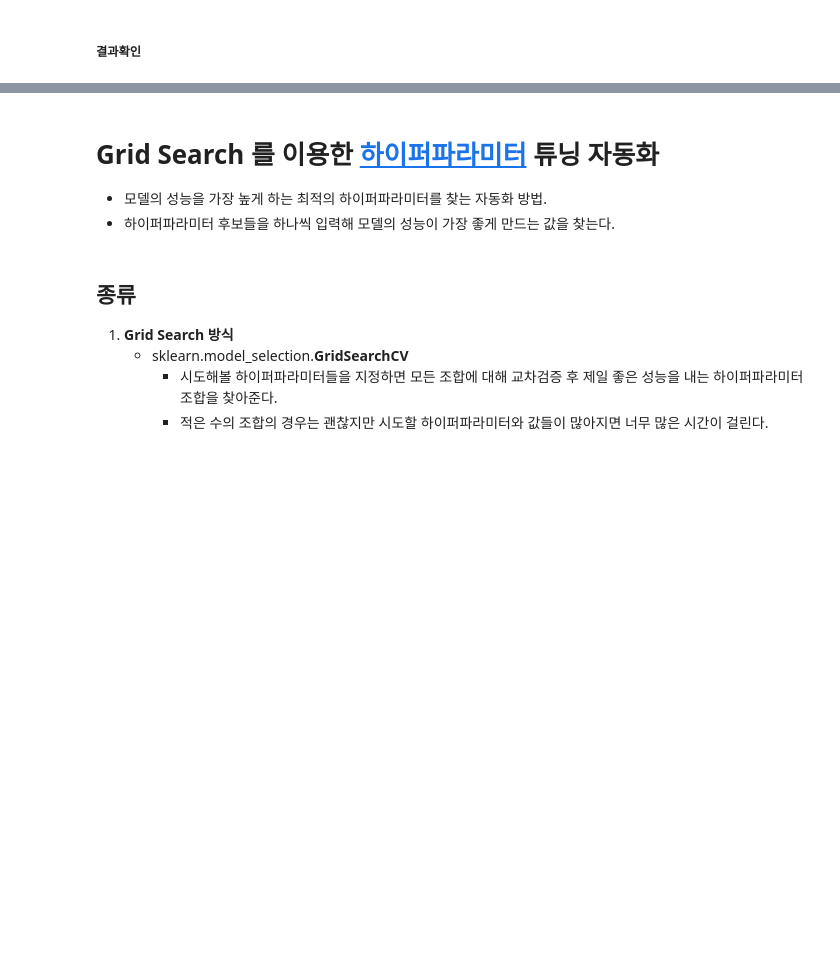
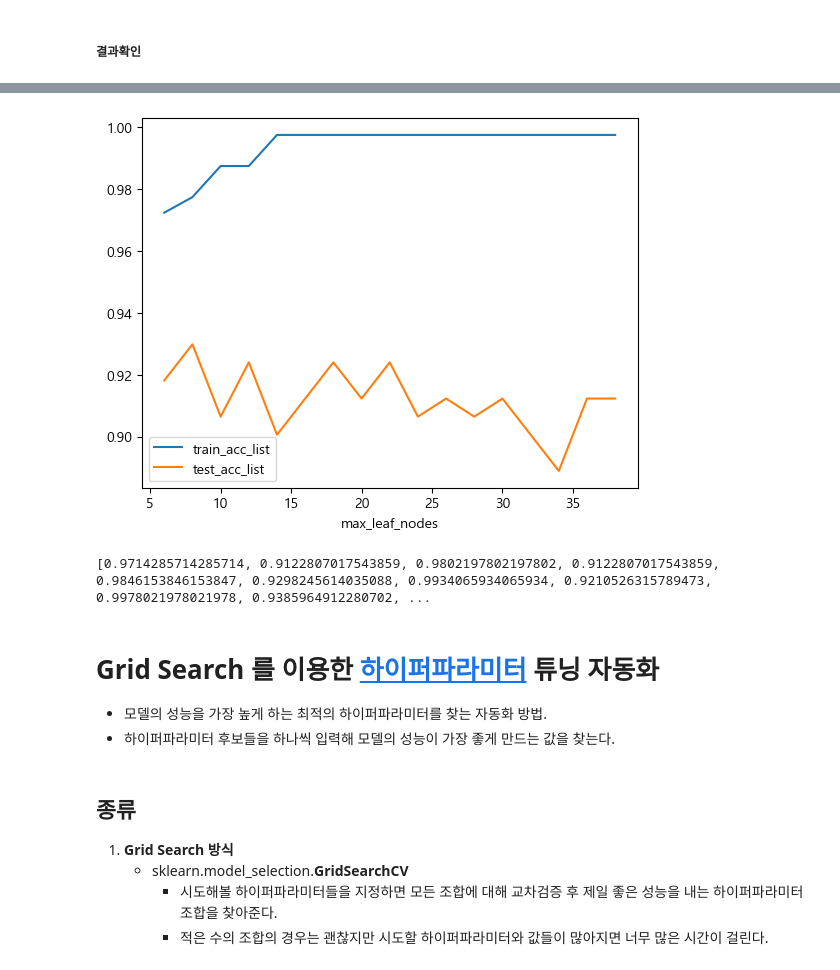
Before and after one commit to Jinhyeok33/my_SKN13, a Jupyter notebook: 08_머신러닝/06_과적합_일반화_그리드서치_파이프라인.ipynb, the cells around one changed output, grey strips where cells are left out. Cells and saved outputs as stored; diff of their text form; code cells hidden in the pictures; blank space fills up the shorter version.

```diff
--- a/08_머신러닝/06_과적합_일반화_그리드서치_파이프라인.ipynb
+++ b/08_머신러닝/06_과적합_일반화_그리드서치_파이프라인.ipynb
@@ -205,3 +269,35 @@ result_df.set_index('max depth').plot();
+# %%
+### max_leaf_nodes 를 통해 튜닝해보자
+from sklearn.datasets import load_breast_cancer
+from sklearn.tree import DecisionTreeClassifier
+from sklearn.model_selection import train_test_split
+from sklearn.metrics import accuracy_score
+import pandas as pd
+
+X2, y2 = load_breast_cancer(return_X_y=True)
+X_train2, X_test2, y_train2, y_test2 = train_test_split(X, y, test_size=0.3, stratify=y, random_state=0)
+max_leaf_nodes = [i for i in range(6, 40, 2)]
+train_acc_list2, test_acc_list2 = [], []
+for max_leaf_node in max_leaf_nodes:
+    model2 = DecisionTreeClassifier(max_depth=5, max_leaf_nodes=max_leaf_node)
+    model2.fit(X_train2, y_train2)
+    pred_train2 = model2.predict(X_train2)
+    pred_test2 = model2.predict(X_test2)
+    train_acc_list2.append(accuracy_score(y_train2, pred_train2))
+    test_acc_list2.append(accuracy_score(y_test2, pred_test2))
+frame = pd.DataFrame({
+    'max_leaf_nodes' : max_leaf_nodes,
+    'train_acc_list' : train_acc_list2,
+    'test_acc_list' : test_acc_list2
+})
+frame.set_index('max_leaf_nodes', inplace=True, drop=True)
+frame.plot();
+# %% [output]
+[figure, added]
+# %%
+print(train_acc_list2)
+# %% [output]
+[0.9714285714285714, 0.9122807017543859, 0.9802197802197802, 0.9122807017543859, 0.9846153846153847, 0.9298245614035088, 0.9934065934065934, 0.9210526315789473, 0.9978021978021978, 0.9385964912280702, ...
 # %% [markdown]
 # Grid Search 를 이용한 [하이퍼파라미터](#하이퍼파라미터란) 튜닝 자동화
 - 모델의 성능을 가장 높게 하는 최적의 하이퍼파라미터를 찾는 자동화 방법.
```
Also changed, not shown: parts of 62 cells of this notebook, 3 other files.
